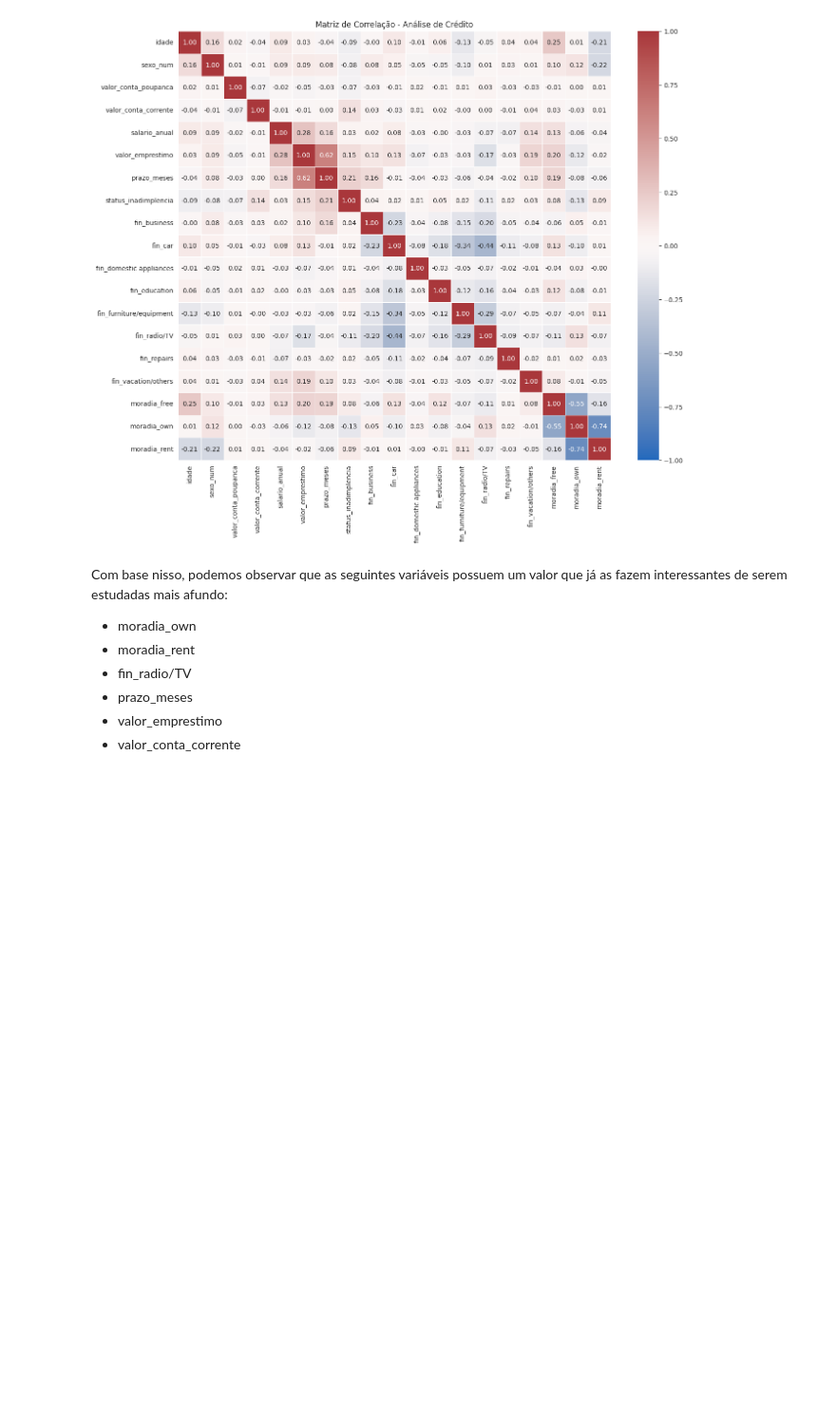
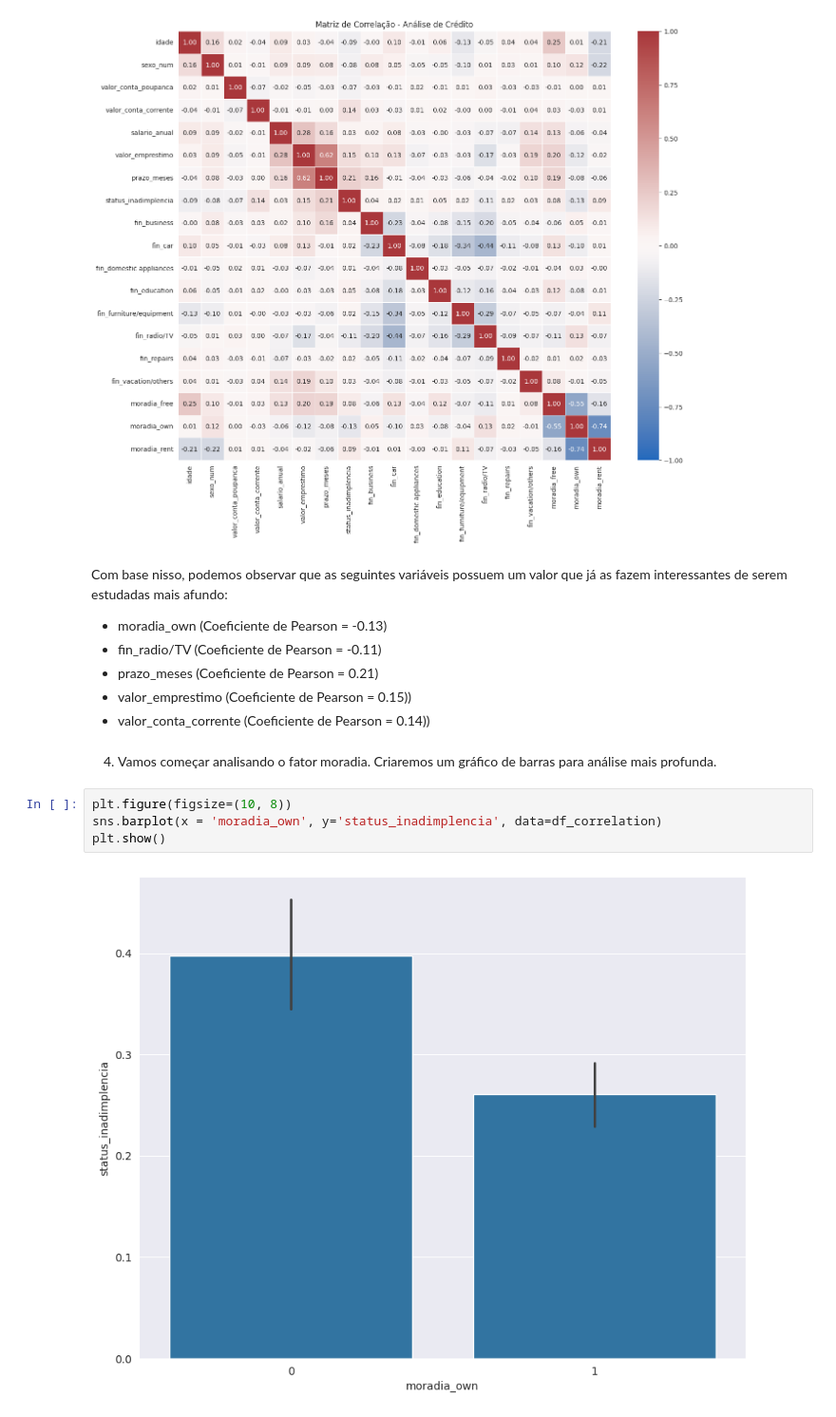
Before and after one commit to henriqueluza/Credit-Analysis-Model, a Jupyter notebook: notebooks/02_analise_exploratorioa.ipynb, the cells around one changed output. Shown at 95% size. Cells and saved outputs as stored; diff of their text form; blank space fills up the shorter version.

Commit message:
Análise gráfica inicial das variáveis estatisticamente interesssantes

```diff
--- a/notebooks/02_analise_exploratorioa.ipynb
+++ b/notebooks/02_analise_exploratorioa.ipynb
@@ -131,9 +131,16 @@ plt.show()
 # %% [markdown]
 Com base nisso, podemos observar que as seguintes variáveis possuem um valor que já as fazem interessantes de serem estudadas mais afundo:
 
-* moradia_own
-* moradia_rent
-* fin_radio/TV
-* prazo_meses
-* valor_emprestimo
-* valor_conta_corrente
+* moradia_own (Coeficiente de Pearson = -0.13)
+* fin_radio/TV (Coeficiente de Pearson = -0.11)
+* prazo_meses (Coeficiente de Pearson = 0.21)
+* valor_emprestimo (Coeficiente de Pearson = 0.15))
+* valor_conta_corrente (Coeficiente de Pearson = 0.14))
+# %% [markdown]
+4. Vamos começar analisando o fator moradia. Criaremos um gráfico de barras para análise mais profunda.
+# %%
+plt.figure(figsize=(10, 8))
+sns.barplot(x = 'moradia_own', y='status_inadimplencia', data=df_correlation)
+plt.show()
+# %% [output]
+[figure, added]
```
Also changed, not shown: parts of 10 cells of this notebook.
